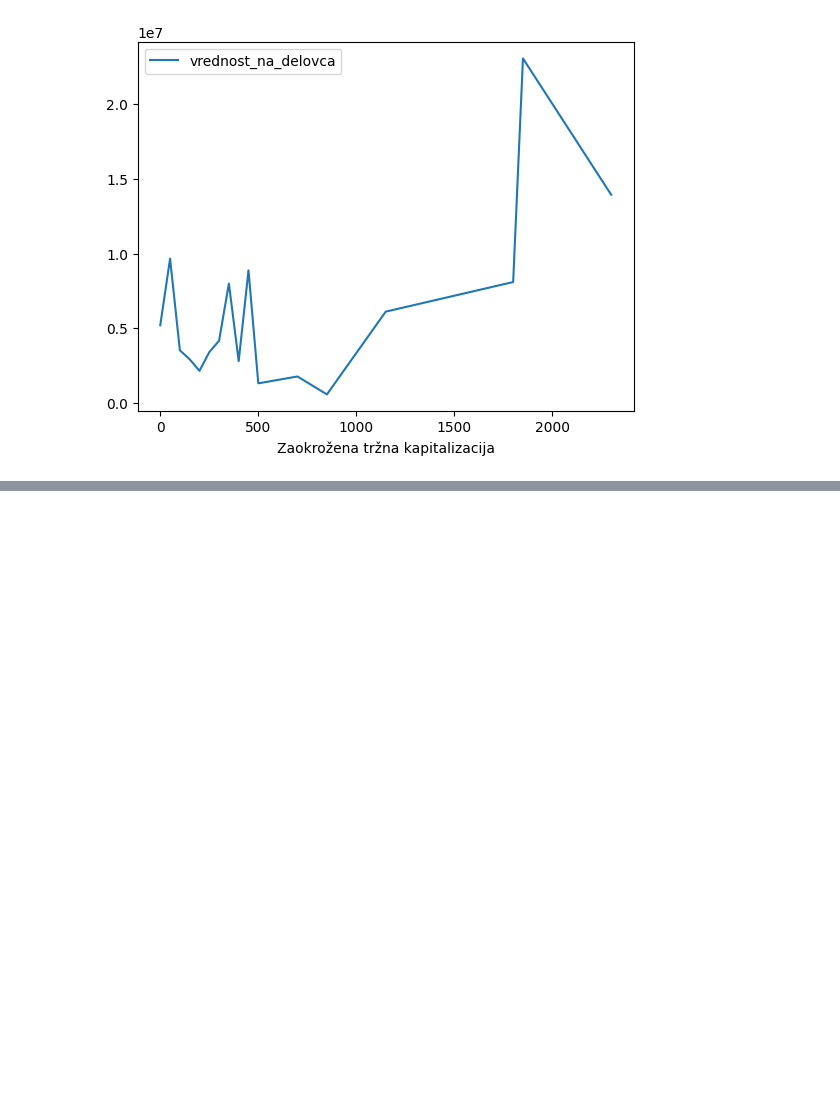
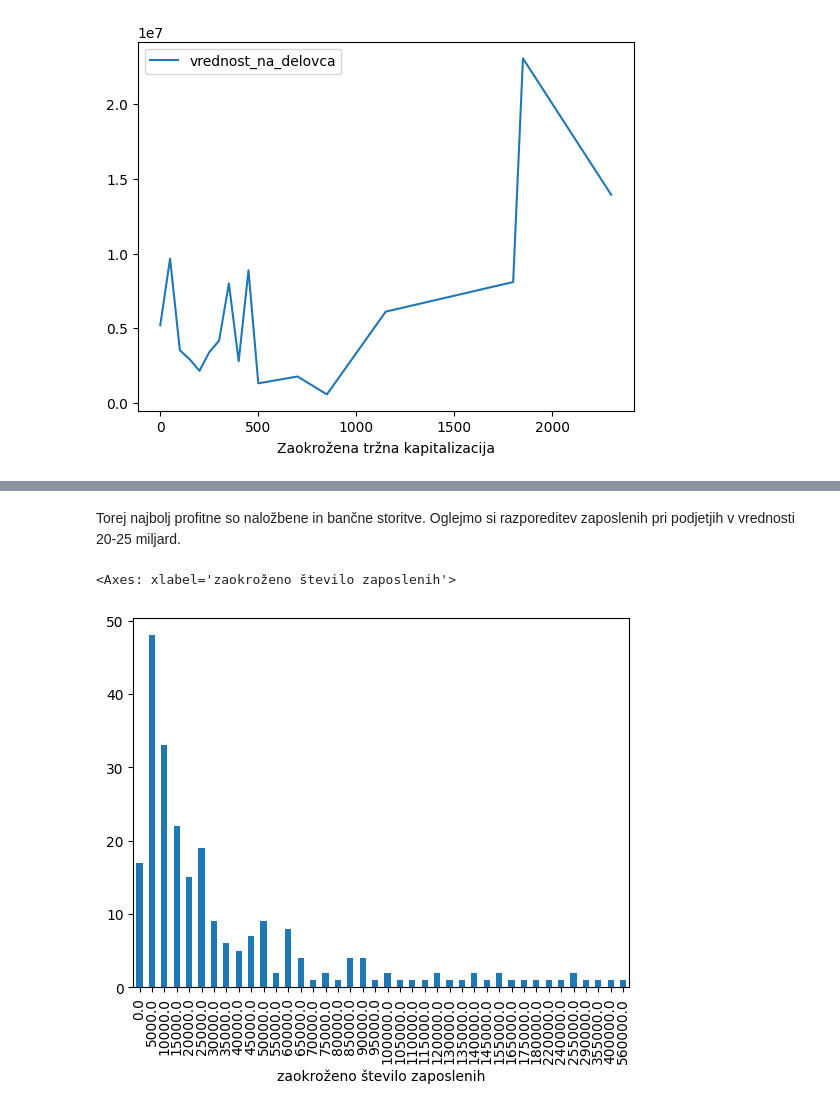
Before and after one commit to AnzeKriznar/Projektna-naloga, a Jupyter notebook: Analiza.ipynb, the cells around one changed output, grey strips where cells are left out. Drawn from its saved outputs; the diff is of its cells as text; code cells hidden in the pictures; blank space fills up the shorter version.

```diff
--- a/Analiza.ipynb
+++ b/Analiza.ipynb
@@ -86,0 +116,9 @@ podjetja['vrednost_na_delovca'] = 1000000000*podjetja['Tržna kapitalzicija Dec-
+# %% [markdown]
+Torej najbolj profitne so naložbene in bančne storitve. Oglejmo si razporeditev zaposlenih pri podjetjih v vrednosti 20-25 miljard.
+# %%
+podjetja['zaokroženo število zaposlenih'] = round(podjetja['Število zaposlenih'] / 5000) * 5000
+stevilo_podjetji_po_zaposlenih = podjetja[podjetja['Tržna kapitalzicija Dec-25-2022 (Billion $)']<25].groupby(by=['zaokroženo število zaposlenih']).size()
+stevilo_podjetji_po_zaposlenih.plot.bar()
+# %% [output]
+<Axes: xlabel='zaokroženo število zaposlenih'>
+[figure, added]
```
Also changed, not shown: parts of 8 cells of this notebook.
